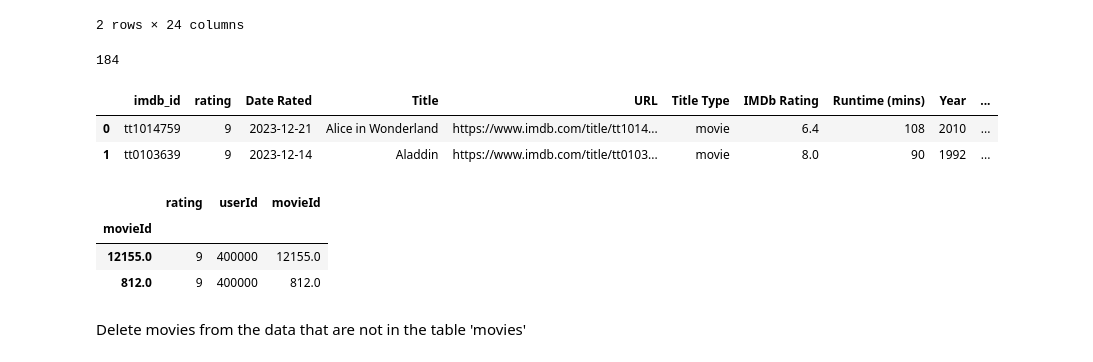
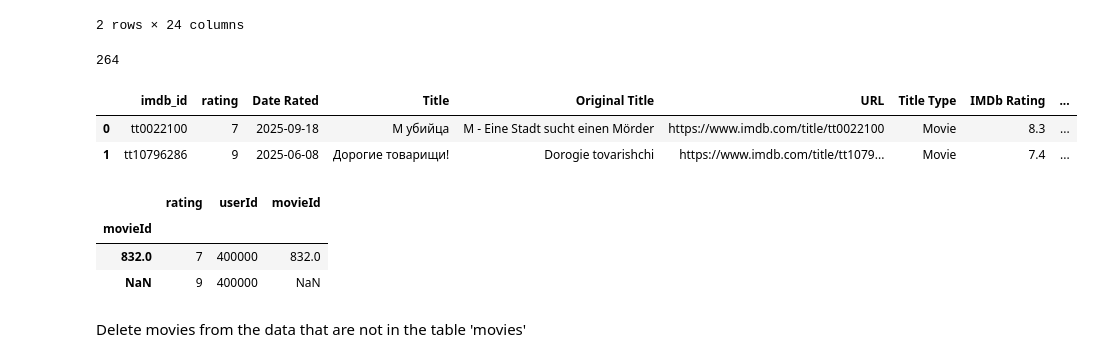
Before and after one commit to ksn38/imdb-recommender, a Jupyter notebook: imdb-recommender.ipynb, the cells around one changed output. Drawn from its saved outputs; the diff is of its cells as text; code cells hidden in the pictures.

```diff
--- a/imdb-recommender.ipynb
+++ b/imdb-recommender.ipynb
@@ -1,10 +1,12 @@
 # %%
-selected_genres = ['Comedy', 'Adventure', 'Fantasy'] # or [''] to select all genres
+exported_my_ratings = '9e02a92d-9120-4ae4-96ae-260878049286.csv'
+selected_genres = [''] # or [''] to select all genres
+negative_genres = ['Drama'] # or [''] to remove all negative genres
 country = ''
 min_year = 1930
-max_year = 9999
-quartile1 = 0.2 # In case of a "Memory error", increase
-quartile3 = 0.7 # In case of a "Memory error", reduce
+max_year = 1960
+quartile1 = 0 # In case of a "Memory error", increase
+quartile3 = 0.6 # In case of a "Memory error", reduce
 # %%
 import pandas as pd
 import numpy as np
@@ -45,15 +47,15 @@ for i in movies_data.index:
 movies['movieId'] = movies['movieId'].astype('int64')
 movies3 = movies[['movieId', 'vote_average', 'vote_count']].copy()
 # %%
-my_ratings = pd.read_csv('ratings.csv')
+my_ratings = pd.read_csv(exported_my_ratings)
 print(len(my_ratings))
 my_ratings = my_ratings.rename(columns={"Const": "imdb_id", "Your Rating": "rating"})
 my_ratings.head(2)
 # %% [output]
-184
+264
-|  | imdb_id | rating | Date Rated | Title | URL | Title Type | IMDb Rating | Runtime (mins) | Year | ... |
-| 0 | tt1014759 | 9 | 2023-12-21 | Alice in Wonderland | https://www.imdb.com/title/tt1014... | movie | 6.4 | 108 | 2010 | ... |
-| 1 | tt0103639 | 9 | 2023-12-14 | Aladdin | https://www.imdb.com/title/tt0103... | movie | 8.0 | 90 | 1992 | ... |
+|  | imdb_id | rating | Date Rated | Title | Original Title | URL | Title Type | IMDb Rating | ... |
+| 0 | tt0022100 | 7 | 2025-09-18 | М убийца | M - Eine Stadt sucht einen Mörder | https://www.imdb.com/title/tt0022100 | Movie | 8.3 | ... |
+| 1 | tt10796286 | 9 | 2025-06-08 | Дорогие товарищи! | Dorogie tovarishchi | https://www.imdb.com/title/tt1079... | Movie | 7.4 | ... |
 # %%
 my = my_ratings[['imdb_id', 'rating']].copy()
 my['userId'] = 400000
@@ -65,8 +67,8 @@ my.head(2)
 # %% [output]
 |  | rating | userId | movieId |
 | movieId |  |  |  |
-| 12155.0 | 9 | 400000 | 12155.0 |
-| 812.0 | 9 | 400000 | 812.0 |
+| 832.0 | 7 | 400000 | 832.0 |
+| NaN | 9 | 400000 | NaN |
 # %% [markdown]
 Delete movies from the data that are not in the table 'movies'
 # %%
```
Also changed, not shown: parts of 12 cells of this notebook, 1 other file.
